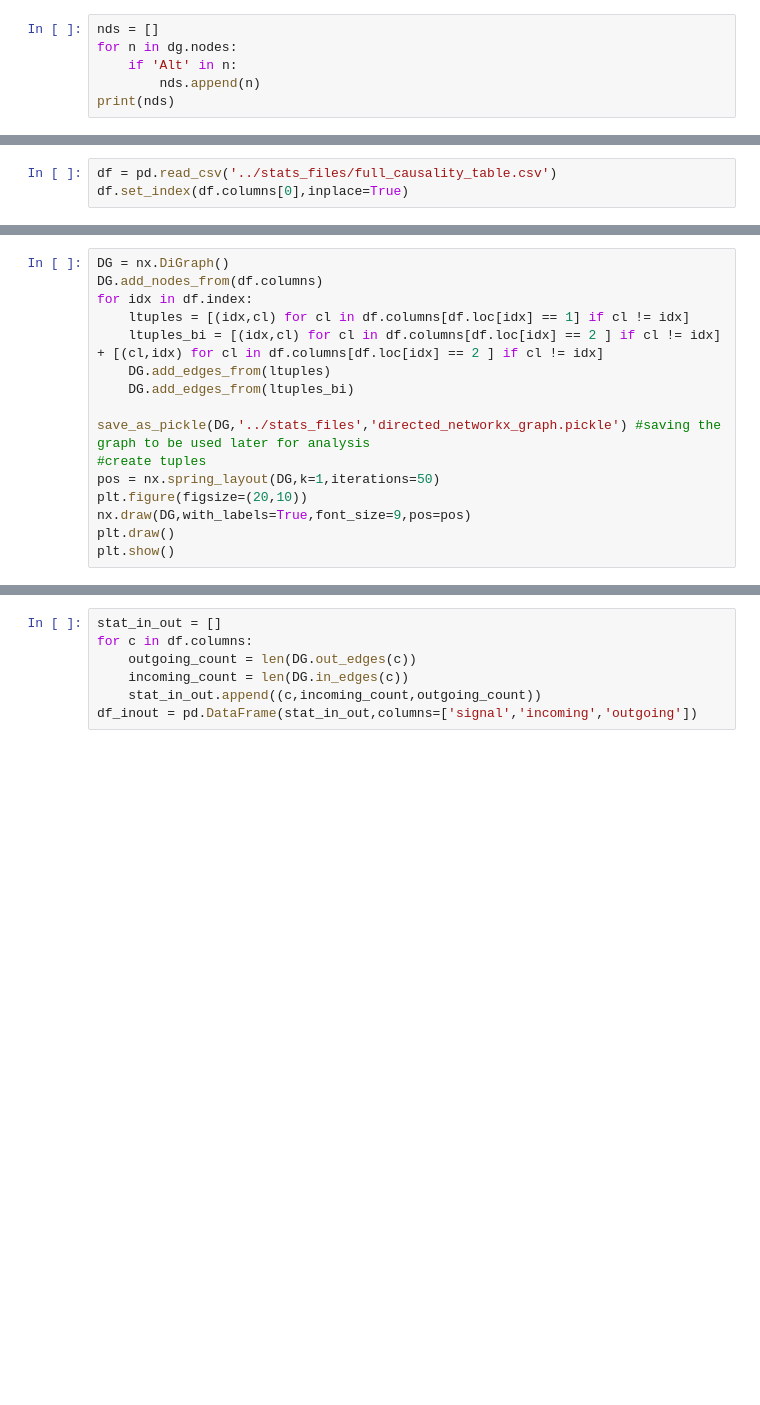
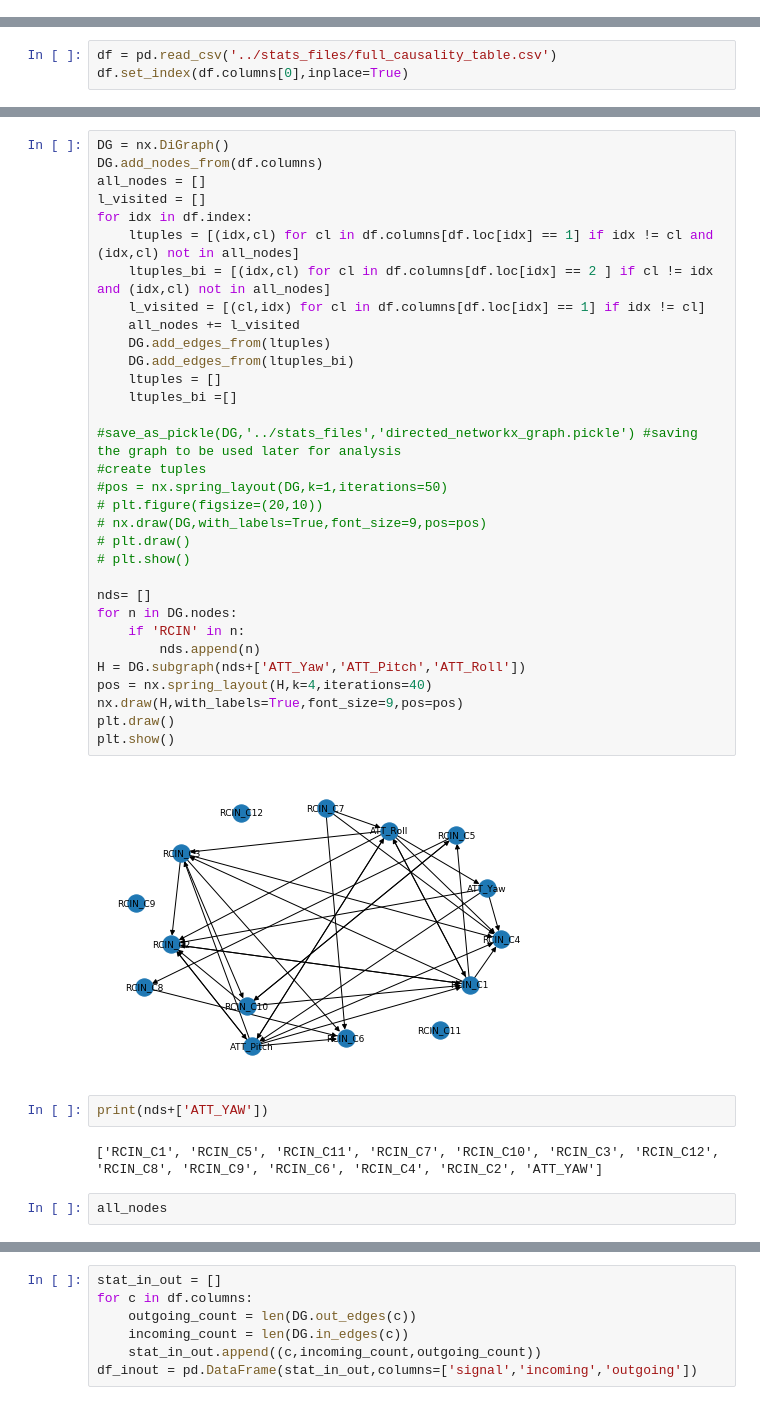
Before and after one commit to Husseinjd/DroneCrashDetection, a Jupyter notebook: sample_testing/testing.ipynb, the cells around one changed output, grey strips where cells are left out. Saved outputs shown, nothing was run; the diff lists cells and outputs as text; blank space fills up the shorter version.

```diff
--- a/sample_testing/testing.ipynb
+++ b/sample_testing/testing.ipynb
@@ -39,6 +41,0 @@ plt.show()
-# %%
-nds = []
-for n in dg.nodes:
-    if 'Alt' in n:
-        nds.append(n)
-print(nds)
@@ -55,16 +56,40 @@ df.set_index(df.columns[0],inplace=True)
 # %%
 DG = nx.DiGraph()
 DG.add_nodes_from(df.columns)
+all_nodes = []
+l_visited = []
 for idx in df.index:
-    ltuples = [(idx,cl) for cl in df.columns[df.loc[idx] == 1] if cl != idx]
-    ltuples_bi = [(idx,cl) for cl in df.columns[df.loc[idx] == 2 ] if cl != idx] + [(cl,idx) for cl in df.columns[df.loc[idx] == 2 ] if cl != idx]
+    ltuples = [(idx,cl) for cl in df.columns[df.loc[idx] == 1] if idx != cl and (idx,cl) not in all_nodes]
+    ltuples_bi = [(idx,cl) for cl in df.columns[df.loc[idx] == 2 ] if cl != idx and (idx,cl) not in all_nodes]
+    l_visited = [(cl,idx) for cl in df.columns[df.loc[idx] == 1] if idx != cl]
+    all_nodes += l_visited
     DG.add_edges_from(ltuples)
     DG.add_edges_from(ltuples_bi)
+    ltuples = []
+    ltuples_bi =[]
 
-save_as_pickle(DG,'../stats_files','directed_networkx_graph.pickle') #saving the graph to be used later for analysis
+#save_as_pickle(DG,'../stats_files','directed_networkx_graph.pickle') #saving the graph to be used later for analysis
 #create tuples
-pos = nx.spring_layout(DG,k=1,iterations=50)
-plt.figure(figsize=(20,10))
-nx.draw(DG,with_labels=True,font_size=9,pos=pos)
+#pos = nx.spring_layout(DG,k=1,iterations=50)
+# plt.figure(figsize=(20,10))
+# nx.draw(DG,with_labels=True,font_size=9,pos=pos)
+# plt.draw()
+# plt.show()
+
+nds= []
+for n in DG.nodes:
+    if 'RCIN' in n:
+        nds.append(n)
+H = DG.subgraph(nds+['ATT_Yaw','ATT_Pitch','ATT_Roll'])
+pos = nx.spring_layout(H,k=4,iterations=40)
+nx.draw(H,with_labels=True,font_size=9,pos=pos)
 plt.draw()
 plt.show()
+# %% [output]
+[figure, added]
+# %%
+print(nds+['ATT_YAW'])
+# %% [output]
+['RCIN_C1', 'RCIN_C5', 'RCIN_C11', 'RCIN_C7', 'RCIN_C10', 'RCIN_C3', 'RCIN_C12', 'RCIN_C8', 'RCIN_C9', 'RCIN_C6', 'RCIN_C4', 'RCIN_C2', 'ATT_YAW']
+# %%
+all_nodes
```
Also changed, not shown: parts of 7 cells of this notebook, 4 other files.
